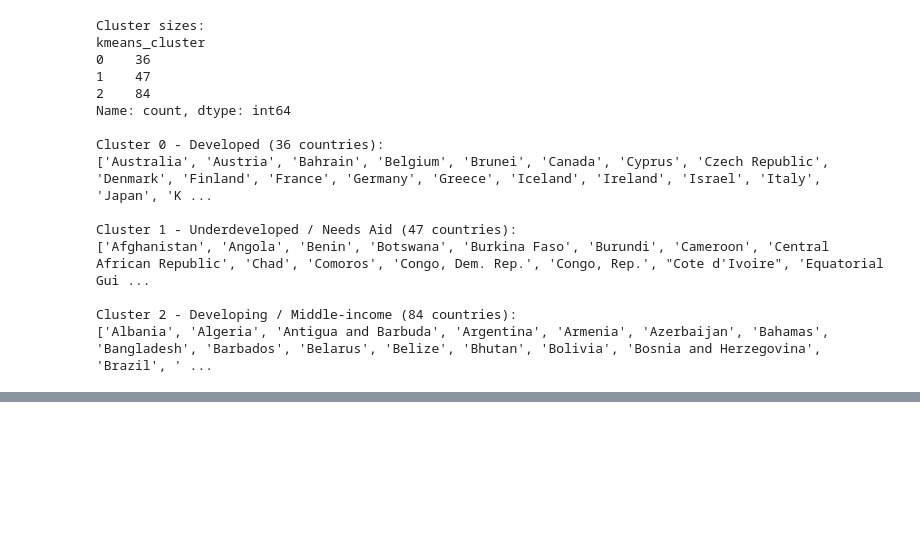
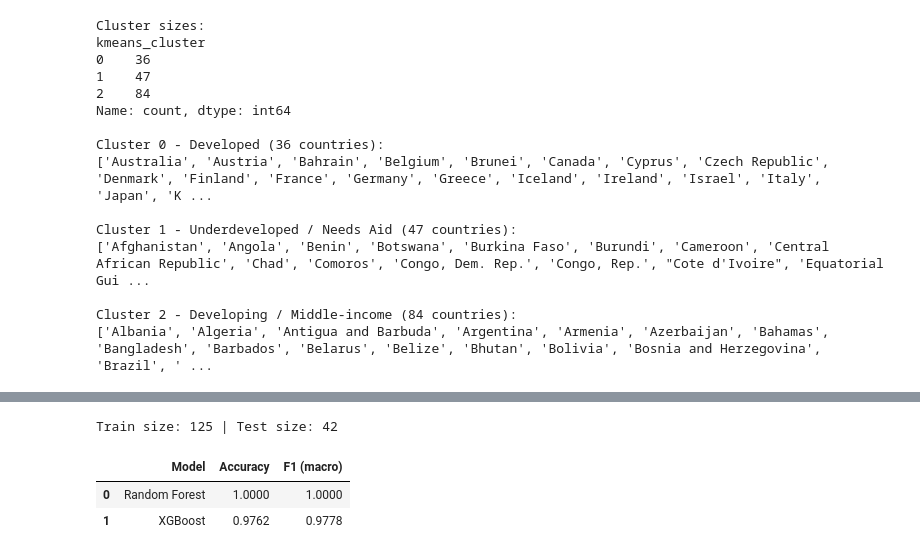
Before and after one commit to autadegayatri/Celebal_CEI_Assignments, a Jupyter notebook: Assign03/week3_Gayatri_Autade.ipynb, the cells around one changed output, grey strips where cells are left out. Drawn from its saved outputs; the diff is of its cells as text; code cells hidden in the pictures; blank space fills up the shorter version.

```diff
--- a/Assign03/week3_Gayatri_Autade.ipynb
+++ b/Assign03/week3_Gayatri_Autade.ipynb
@@ -336,0 +343,36 @@ Cluster 2 - Developing / Middle-income (84 countries):
+# %%
+from sklearn.model_selection import train_test_split
+from sklearn.ensemble import RandomForestClassifier
+from sklearn.metrics import accuracy_score, f1_score, classification_report, confusion_matrix
+from xgboost import XGBClassifier
+
+y = df['kmeans_cluster']
+X_train, X_test, y_train, y_test = train_test_split(
+    X_scaled, y, test_size=0.25, random_state=42, stratify=y
+)
+print('Train size:', X_train.shape[0], '| Test size:', X_test.shape[0])
+# %% [output]
+Train size: 125 | Test size: 42
+# %%
+# Train Random Forest and XGBoost classifiers
+rf = RandomForestClassifier(n_estimators=300, max_depth=None, random_state=42, n_jobs=-1)
+rf.fit(X_train, y_train)
+rf_preds = rf.predict(X_test)
+
+xgb = XGBClassifier(
+    n_estimators=300, max_depth=4, learning_rate=0.05,
+    random_state=42, eval_metric='mlogloss'
+)
+xgb.fit(X_train, y_train)
+xgb_preds = xgb.predict(X_test)
+
+results = pd.DataFrame({
+    'Model': ['Random Forest', 'XGBoost'],
+    'Accuracy': [accuracy_score(y_test, rf_preds), accuracy_score(y_test, xgb_preds)],
+    'F1 (macro)': [f1_score(y_test, rf_preds, average='macro'), f1_score(y_test, xgb_preds, average='macro')]
+}).round(4)
+results
+# %% [output]
+|  | Model | Accuracy | F1 (macro) |
+| 0 | Random Forest | 1.0000 | 1.0000 |
+| 1 | XGBoost | 0.9762 | 0.9778 |
```
Also changed, not shown: parts of 6 cells of this notebook.
